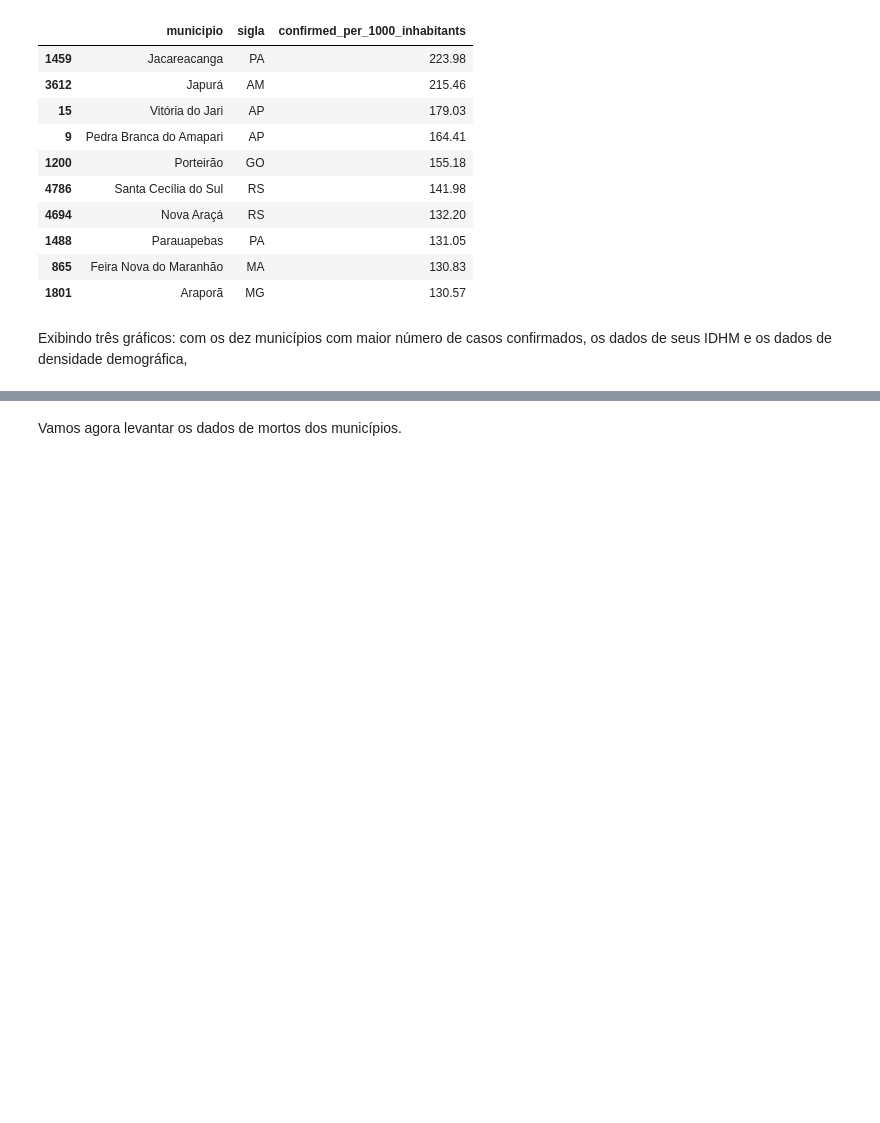
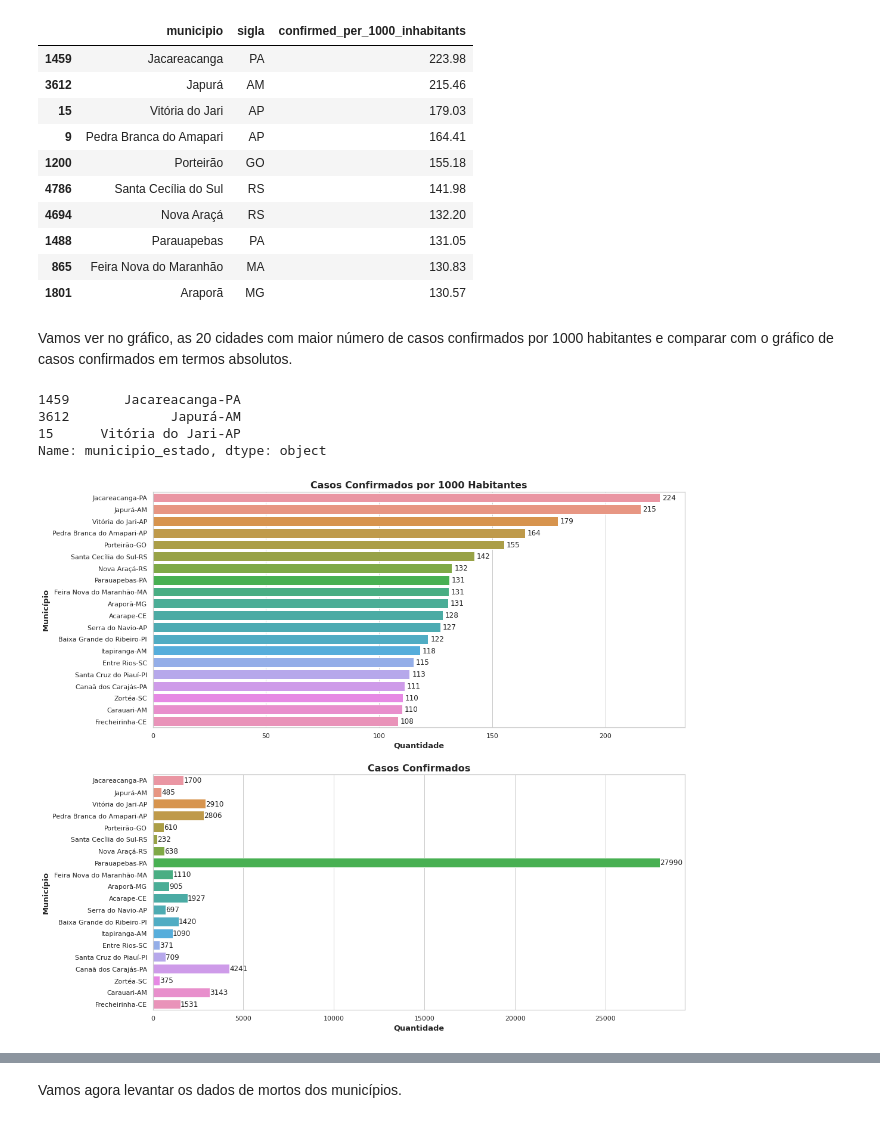
Before and after one commit to gustavopierre/data_science_portfolio, a Jupyter notebook: Gustavo_Moreira_Pierre.ipynb, the cells around one changed output, grey strips where cells are left out. Saved outputs shown, nothing was run; the diff lists cells and outputs as text; code cells hidden in the pictures; blank space fills up the shorter version.

```diff
--- a/Gustavo_Moreira_Pierre.ipynb
+++ b/Gustavo_Moreira_Pierre.ipynb
@@ -1535,5 +1724,57 @@ As dez cidades com maiores números de casos confirmados a cada 1000 habitantes
 | 1488 | Parauapebas | PA | 131.05 |
 | 865 | Feira Nova do Maranhão | MA | 130.83 |
 | 1801 | Araporã | MG | 130.57 |
-# %% [markdown]
-Exibindo três gráficos: com os dez municípios com maior número de casos confirmados, os dados de seus IDHM e os dados de densidade demográfica,
+# %% [markdown]
+Vamos ver no gráfico, as 20 cidades com maior número de casos confirmados por 1000 habitantes e comparar com o gráfico de casos confirmados em termos absolutos.
+# %%
+# criando um novo dataframe com os dados ordemandos
+dados_municipios_ordenados = dados_municipios.sort_values('confirmed_per_1000_inhabitants',ascending=False).head(20)
+# %%
+# criando uma coluna com nome do Município e Estado
+dados_municipios_ordenados['municipio_estado'] = dados_municipios_ordenados[['municipio', 'sigla']].agg('-'.join, axis=1)
+
+dados_municipios_ordenados['municipio_estado'].head(3)
+# %% [output]
+1459       Jacareacanga-PA
+3612             Japurá-AM
+15      Vitória do Jari-AP
+Name: municipio_estado, dtype: object
+# %%
+# configurando o estilo do gráfico
+sns.set_style('whitegrid')
+# criando espaço para dois gráficos
+fig, ax = plt.subplots(nrows=2, ncols=1, figsize=(16, 16))
+
+# configurando o primeiro gráfico
+chart1 = sns.barplot(x=dados_municipios_ordenados['confirmed_per_1000_inhabitants'], y=dados_municipios_ordenados['municipio_estado'], ax=ax[0])
+chart1.set_xlabel('Quantidade',weight='bold',fontsize=13)
+chart1.set_ylabel('Município', weight='bold',fontsize=13)
+chart1.set_title('Casos Confirmados por 1000 Habitantes',weight='bold',fontsize=16)
+# configurando e incluindo os rótulos de quantidades no gráfico
+for p in ax[0].patches:
+    width = p.get_width()
+    ax[0].text(
+        width + 1,
+        p.get_y() + p.get_height() / 2,
+        '{:1.0f}'.format(width),
+        ha = 'left',
+        va = 'center'
+    )
+
+# configurando o primeiro gráfico
+chart2 = sns.barplot(x=dados_municipios_ordenados['confirmed'], y=dados_municipios_ordenados['municipio_estado'], ax=ax[1])
+chart2.set_xlabel('Quantidade',weight='bold',fontsize=13)
+chart2.set_ylabel('Município', weight='bold',fontsize=13)
+chart2.set_title('Casos Confirmados',weight='bold',fontsize=16)
+# configurando e incluindo os rótulos de quantidades no gráfico
+for p in ax[1].patches:
+    width = p.get_width()
+    ax[1].text(
+        width + 1,
+        p.get_y() + p.get_height() / 2,
+        '{:1.0f}'.format(width),
+        ha = 'left',
+        va = 'center'
+    )
+# %% [output]
+[figure, added]
```
Also changed, not shown: parts of 45 cells of this notebook.
